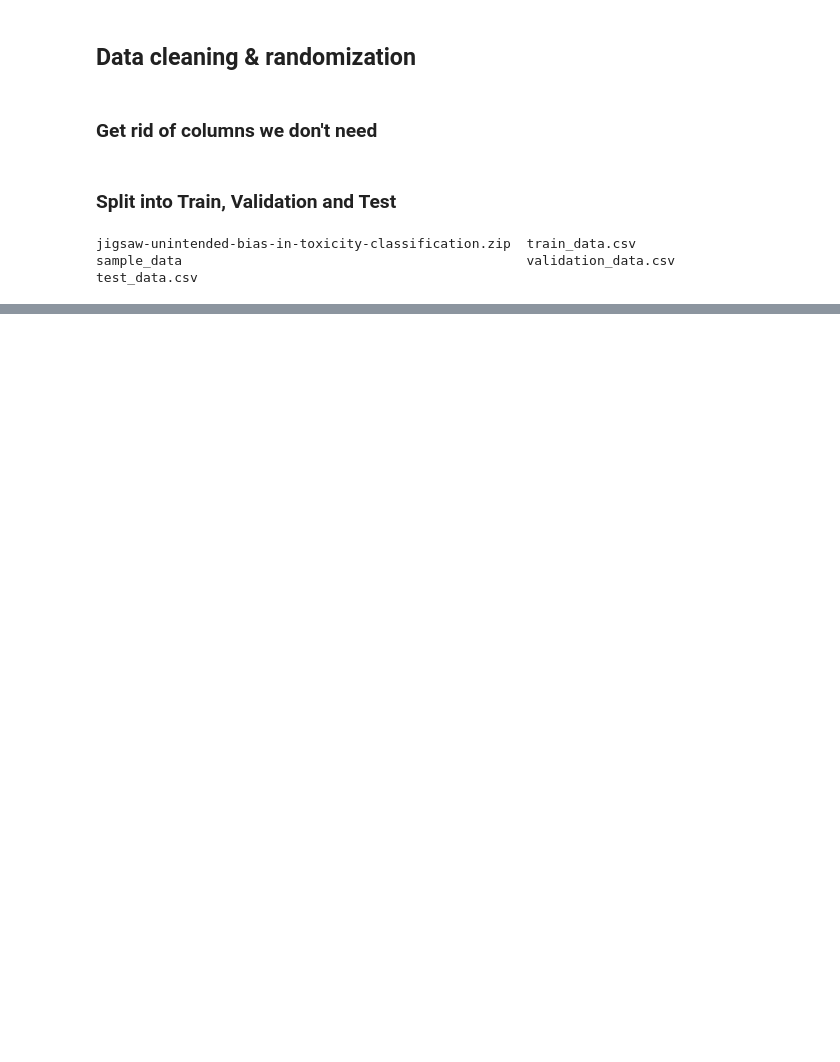
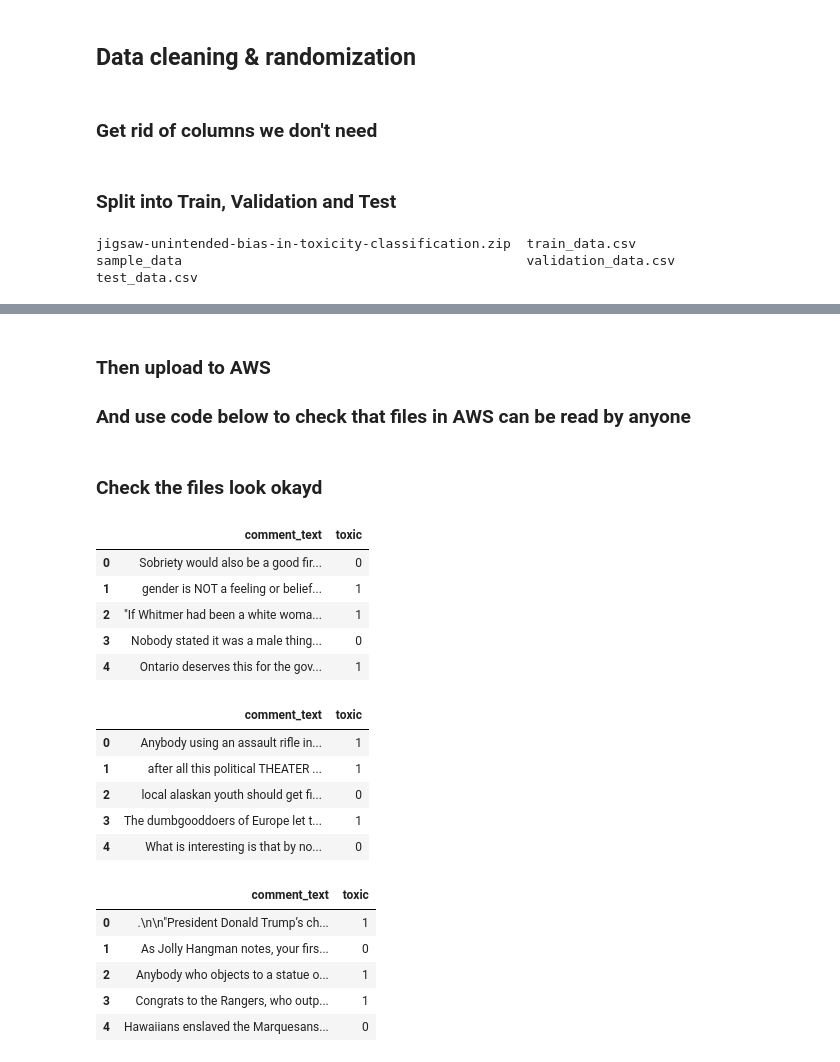
Before and after one commit to sreraku/NLP, a Jupyter notebook: code/Download_and_Process_Data.ipynb, the cells around one changed output, grey strips where cells are left out. Saved outputs shown, nothing was run; the diff lists cells and outputs as text; code cells hidden in the pictures; blank space fills up the shorter version.

```diff
--- a/code/Download_and_Process_Data.ipynb
+++ b/code/Download_and_Process_Data.ipynb
@@ -418,3 +418,38 @@ files.download('test_data.csv')
 [interactive output not drawn]
 [interactive output not drawn]
 [interactive output not drawn]
+# %% [markdown]
+###  Then upload to AWS
+
+###  And use code below to check that files in AWS can be read by anyone
+# %%
+df_aws_train = pd.read_csv("https://adamhyman-public.s3.amazonaws.com/train_data.csv")
+
+df_aws_validation = pd.read_csv("https://adamhyman-public.s3.amazonaws.com/validation_data.csv")
+
+df_aws_test = pd.read_csv("https://adamhyman-public.s3.amazonaws.com/test_data.csv")
+# %% [markdown]
+### Check the files look okayd
+# %%
+display (df_aws_train.head())
+display (df_aws_validation.head())
+display (df_aws_test.head())
+# %% [output]
+|  | comment_text | toxic |
+| 0 | Sobriety would also be a good fir... | 0 |
+| 1 | gender is NOT a feeling or belief... | 1 |
+| 2 | "If Whitmer had been a white woma... | 1 |
+| 3 | Nobody stated it was a male thing... | 0 |
+| 4 | Ontario deserves this for the gov... | 1 |
+|  | comment_text | toxic |
+| 0 | Anybody using an assault rifle in... | 1 |
+| 1 | after all this political THEATER ... | 1 |
+| 2 | local alaskan youth should get fi... | 0 |
+| 3 | The dumbgooddoers of Europe let t... | 1 |
+| 4 | What is interesting is that by no... | 0 |
+|  | comment_text | toxic |
+| 0 | .\n\n"President Donald Trump’s ch... | 1 |
+| 1 | As Jolly Hangman notes, your firs... | 0 |
+| 2 | Anybody who objects to a statue o... | 1 |
+| 3 | Congrats to the Rangers, who outp... | 1 |
+| 4 | Hawaiians enslaved the Marquesans... | 0 |
```
Also changed, not shown: parts of 1 cell of this notebook.
